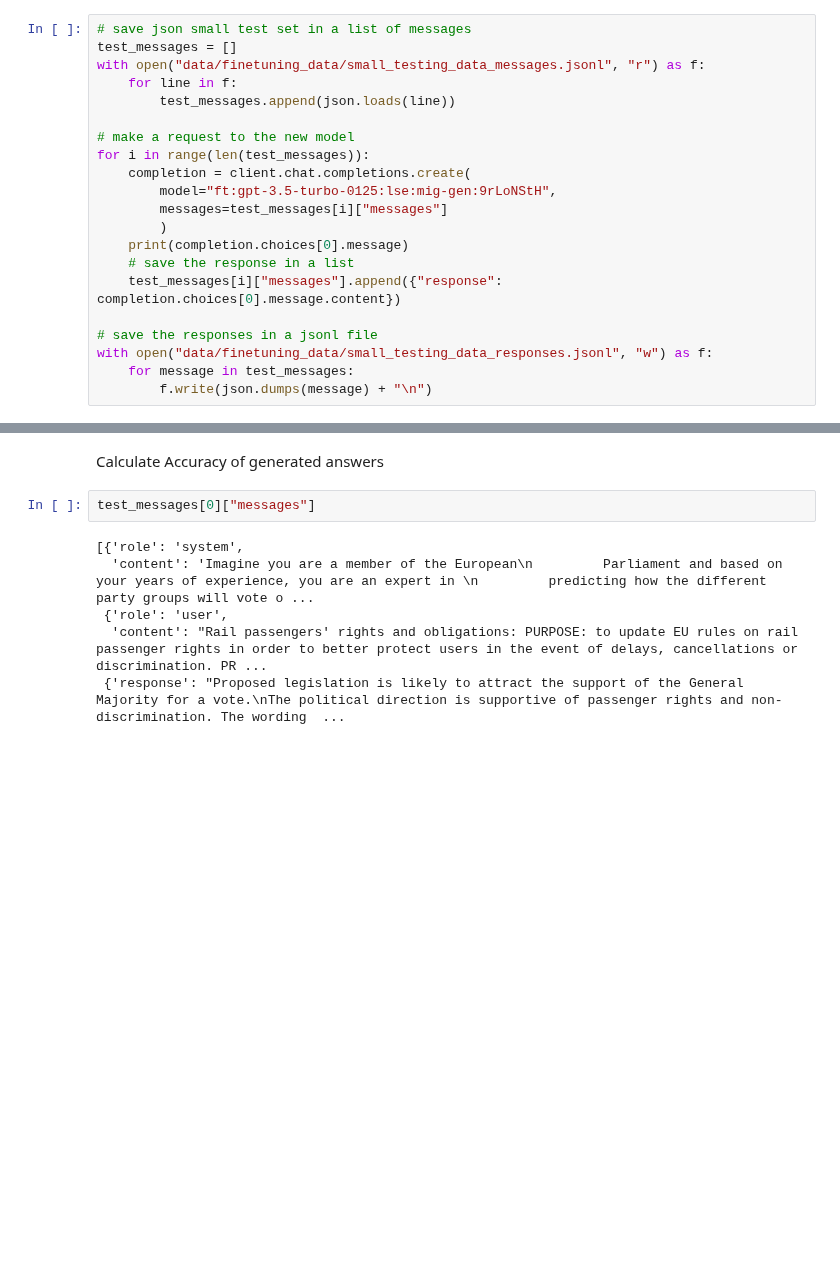
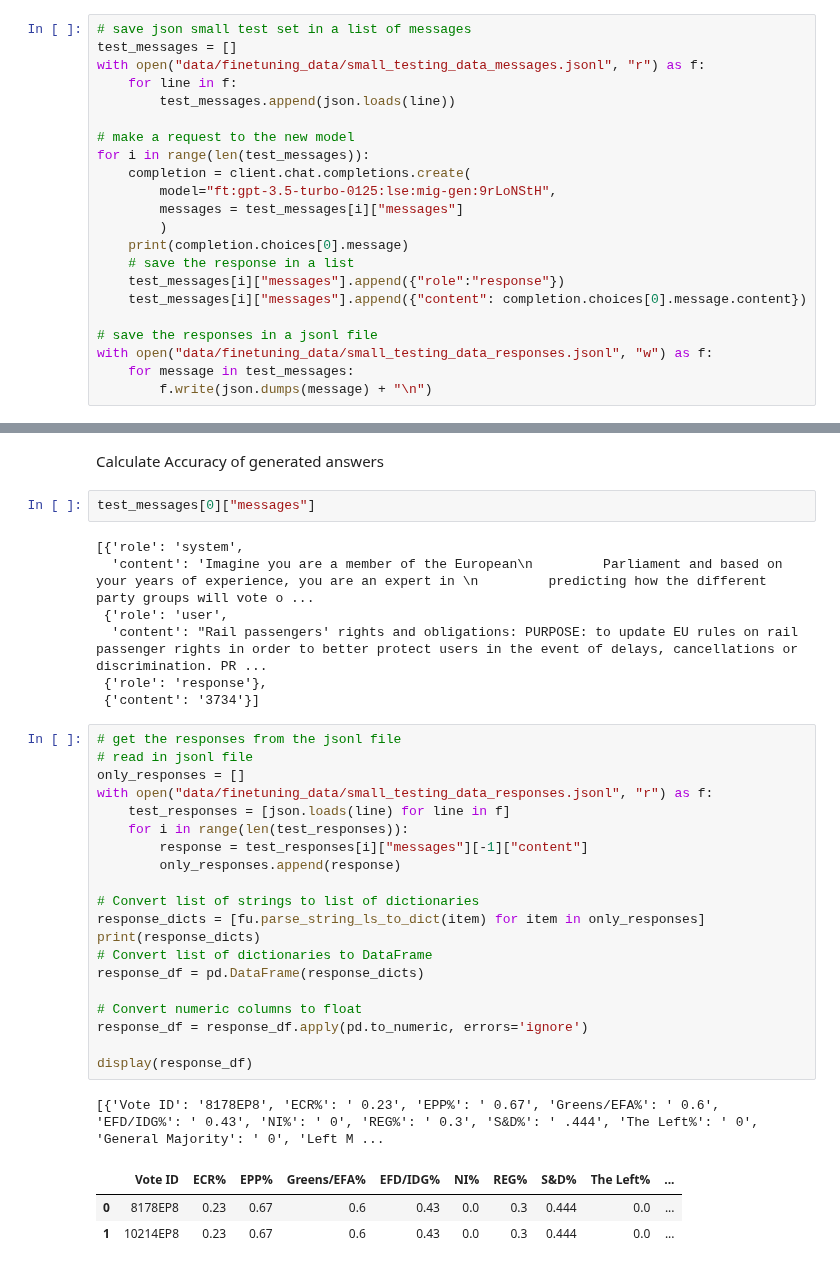
Before and after one commit to izu457/Thesis_Finetuning_GPT3.5_Political_Stance, a Jupyter notebook: Fine-Tuning_Classification.ipynb, the cells around one changed output, grey strips where cells are left out. Drawn from its saved outputs; the diff is of its cells as text; blank space fills up the shorter version.

```diff
--- a/Fine-Tuning_Classification.ipynb
+++ b/Fine-Tuning_Classification.ipynb
@@ -535,11 +536,12 @@ with open("data/finetuning_data/small_testing_data_messages.jsonl", "r") as f:
 for i in range(len(test_messages)):
     completion = client.chat.completions.create(
         model="ft:gpt-3.5-turbo-0125:lse:mig-gen:9rLoNStH",
-        messages=test_messages[i]["messages"]
+        messages = test_messages[i]["messages"]
         )
     print(completion.choices[0].message)
     # save the response in a list
-    test_messages[i]["messages"].append({"response": completion.choices[0].message.content})
+    test_messages[i]["messages"].append({"role":"response"})
+    test_messages[i]["messages"].append({"content": completion.choices[0].message.content})
 
 # save the responses in a jsonl file
 with open("data/finetuning_data/small_testing_data_responses.jsonl", "w") as f:
@@ -568,4 +570,30 @@ test_messages[0]["messages"]
   'content': 'Imagine you are a member of the European\n         Parliament and based on your years of experience, you are an expert in \n         predicting how the different party groups will vote o ...
  {'role': 'user',
   'content': "Rail passengers' rights and obligations: PURPOSE: to update EU rules on rail passenger rights in order to better protect users in the event of delays, cancellations or discrimination. PR ...
- {'response': "Proposed legislation is likely to attract the support of the General Majority for a vote.\nThe political direction is supportive of passenger rights and non-discrimination. The wording  ...
+ {'role': 'response'},
+ {'content': '3734'}]
+# %%
+# get the responses from the jsonl file
+# read in jsonl file
+only_responses = []
+with open("data/finetuning_data/small_testing_data_responses.jsonl", "r") as f:
+    test_responses = [json.loads(line) for line in f]
+    for i in range(len(test_responses)):
+        response = test_responses[i]["messages"][-1]["content"]
+        only_responses.append(response)
+
+# Convert list of strings to list of dictionaries
+response_dicts = [fu.parse_string_ls_to_dict(item) for item in only_responses]
+print(response_dicts)
+# Convert list of dictionaries to DataFrame
+response_df = pd.DataFrame(response_dicts)
+
+# Convert numeric columns to float
+response_df = response_df.apply(pd.to_numeric, errors='ignore')
+
+display(response_df)
+# %% [output]
+[{'Vote ID': '8178EP8', 'ECR%': ' 0.23', 'EPP%': ' 0.67', 'Greens/EFA%': ' 0.6', 'EFD/IDG%': ' 0.43', 'NI%': ' 0', 'REG%': ' 0.3', 'S&D%': ' .444', 'The Left%': ' 0', 'General Majority': ' 0', 'Left M ...
+|  | Vote ID | ECR% | EPP% | Greens/EFA% | EFD/IDG% | NI% | REG% | S&D% | The Left% | ... |
+| 0 | 8178EP8 | 0.23 | 0.67 | 0.6 | 0.43 | 0.0 | 0.3 | 0.444 | 0.0 | ... |
+| 1 | 10214EP8 | 0.23 | 0.67 | 0.6 | 0.43 | 0.0 | 0.3 | 0.444 | 0.0 | ... |
```
Also changed, not shown: parts of 7 cells of this notebook, 2 other files.
